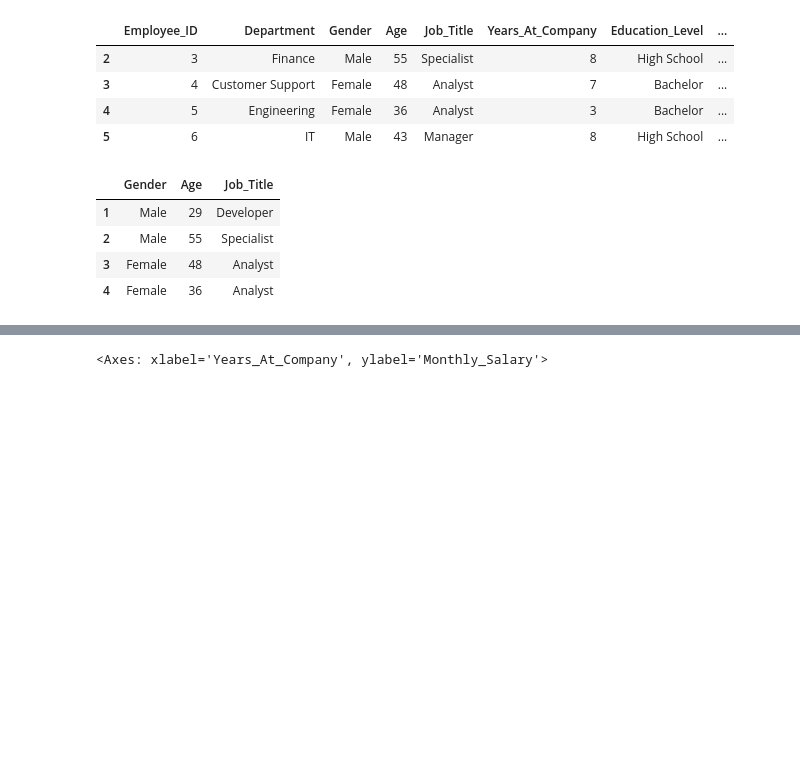
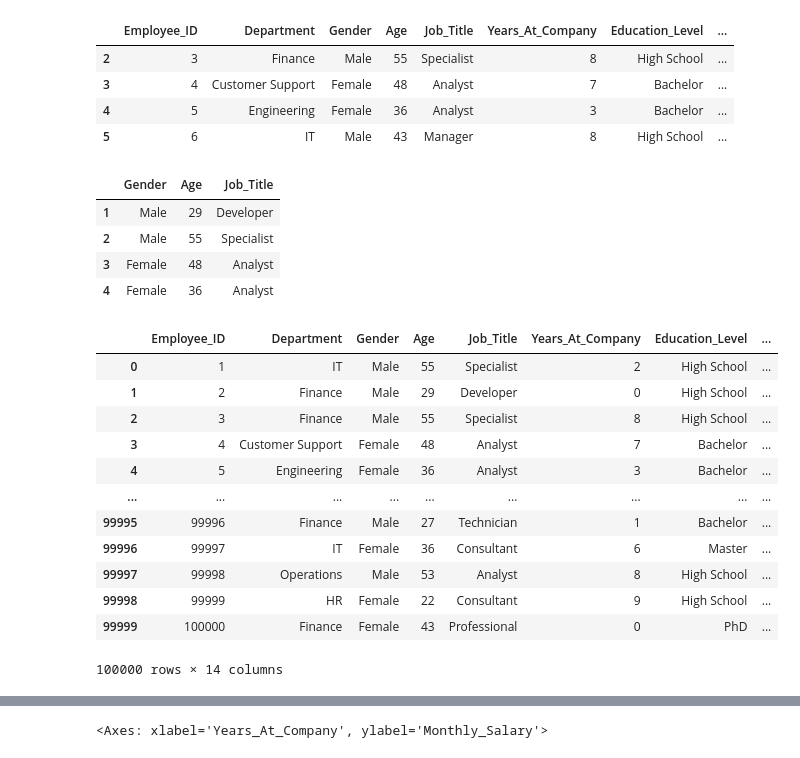
Before and after one commit to sauhar/Predict-Employee-Performance, a Jupyter notebook: Predict Employee Performance/source_code.ipynb, the cells around one changed output, grey strips where cells are left out. Cells and saved outputs as stored; diff of their text form; code cells hidden in the pictures; blank space fills up the shorter version.

Commit message:
label-based indexing and show added

```diff
--- a/Predict Employee Performance/source_code.ipynb
+++ b/Predict Employee Performance/source_code.ipynb
@@ -243,3 +244,22 @@ display(newdf.iloc[1: 5, 2: 5])
 | 2 | Male | 55 | Specialist |
 | 3 | Female | 48 | Analyst |
 | 4 | Female | 36 | Analyst |
+# %%
+# updating values of Mileage if Year < 2015
+label_based_index = newdf.loc[(newdf.Education_Level == 'PhD'), ['Job_Title']] = 'Professional'
+display(newdf)
+#this make changes in the original data
+# %% [output]
+|  | Employee_ID | Department | Gender | Age | Job_Title | Years_At_Company | Education_Level | ... |
+| 0 | 1 | IT | Male | 55 | Specialist | 2 | High School | ... |
+| 1 | 2 | Finance | Male | 29 | Developer | 0 | High School | ... |
+| 2 | 3 | Finance | Male | 55 | Specialist | 8 | High School | ... |
+| 3 | 4 | Customer Support | Female | 48 | Analyst | 7 | Bachelor | ... |
+| 4 | 5 | Engineering | Female | 36 | Analyst | 3 | Bachelor | ... |
+| ... | ... | ... | ... | ... | ... | ... | ... | ... |
+| 99995 | 99996 | Finance | Male | 27 | Technician | 1 | Bachelor | ... |
+| 99996 | 99997 | IT | Female | 36 | Consultant | 6 | Master | ... |
+| 99997 | 99998 | Operations | Male | 53 | Analyst | 8 | High School | ... |
+| 99998 | 99999 | HR | Female | 22 | Consultant | 9 | High School | ... |
+| 99999 | 100000 | Finance | Female | 43 | Professional | 0 | PhD | ... |
+100000 rows × 14 columns
```
Also changed, not shown: parts of 4 cells of this notebook.
